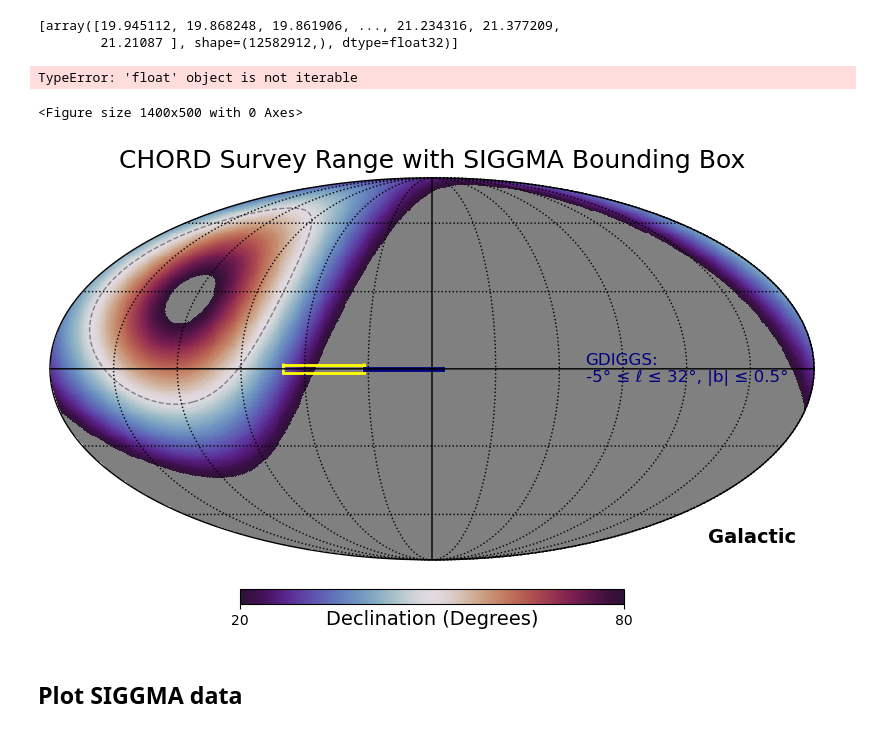
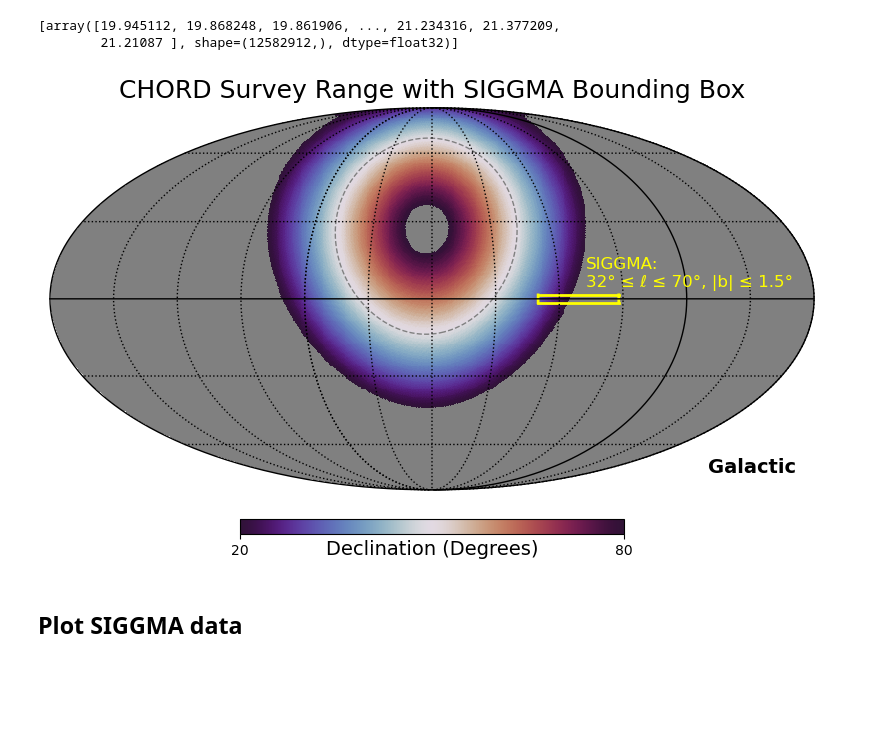
Before and after one commit to DuncanCSt/CHORD_Sensitivity, a Jupyter notebook: notebooks/SIGGMA/SIGGMA_analysis.ipynb, the cells around one changed output. Drawn from its saved outputs; the diff is of its cells as text; code cells hidden in the pictures; blank space fills up the shorter version.

```diff
--- a/notebooks/SIGGMA/SIGGMA_analysis.ipynb
+++ b/notebooks/SIGGMA/SIGGMA_analysis.ipynb
@@ -52,39 +47,7 @@ background_map
 # %% [output]
 [array([19.945112, 19.868248, 19.861906, ..., 21.234316, 21.377209,
         21.21087 ], shape=(12582912,), dtype=float32)]
-# %%
-# Ensure we pass full HEALPix maps (not a single float pixel)
-bg = np.asarray(background_map)
-bg_chord = np.asarray(background_map_chord)
-
-if bg.ndim > 1:
-    bg = bg[0]
-if bg_chord.ndim > 1:
-    bg_chord = bg_chord[0]
-
-fig = plt.figure(figsize=(14, 5))
-
-hp.mollview(
-    bg, coord="G", title="Background Map (All Sky)", unit="K",
-    fig=fig.number, alpha=0.5
-)
-hp.graticule()
-
-hp.mollview(
-    bg_chord, coord="G", title="Background Map (CHORD Range)", unit="K",
-    fig=fig.number, alpha=0.5
-)
-hp.graticule()
-
-plt.show()
-# %% [output]
-TypeError: 'float' object is not iterable
-<Figure size 1400x500 with 0 Axes>
 # %%
-sky_map = SkyMap('CHORD')
-
-background_map = GlobalSkyModel16(freqs=[1.4e9], nside=128)
-
 # --- Build a HEALPix map of CHORD's survey range ---
 # For each candidate pointing declination, the instantaneous beam traces a
 # constant-colatitude arc on the sky. We rasterise every arc and keep, per
@@ -104,43 +67,43 @@ dec_center = np.deg2rad(90 - dec)
 # --- Survey bounding boxes in Galactic coordinates (l_min, l_max, b_min, b_max) ---
 boxes = {
     'SIGGMA': dict(bounds=(32, 70, -1.5, 1.5), color='yellow'),
-    'GDIGGS': dict(bounds=(-5, 32, -0.5, 0.5), color='navy'),
+    #'GDIGGS': dict(bounds=(-5, 32, -0.5, 0.5), color='navy'),
 }
 
 def draw_galactic_box(l_min, l_max, b_min, b_max, color, lw=2):
     """Draw a rectangle in Galactic coords (healpy uses theta = 90 - b)."""
     l = np.deg2rad([l_min, l_max])
     t = np.deg2rad([90 - b_min, 90 - b_max])
     edges = [
         (np.full(100, t[0]), np.linspace(*l, 100)),   # bottom (b_min)
         (np.full(100, t[1]), np.linspace(*l, 100)),   # top    (b_max)
         (np.linspace(*t, 100), np.full(100, l[0])),   # left   (l_min)
         (np.linspace(*t, 100), np.full(100, l[1])),   # right  (l_max)
     ]
     for theta, phi_ in edges:
         hp.projplot(theta, phi_, lonlat=False, coord='G', color=color, lw=lw)
 
 # --- Plot in Galactic coordinates ---
 fig = plt.figure(figsize=(8, 6))
 plt.rcParams["axes.titlesize"] = 18
 hp.mollview(
     hp_map, fig=fig, title='CHORD Survey Range with SIGGMA Bounding Box',
     cmap='twilight_shifted', unit='Declination (Degrees)',
-    coord=['C', 'G'], rot=(0, 0))
+    coord=['C', 'G'], rot=(120, 0))
 hp.projplot(np.full_like(phi, dec_center), phi, lw=1, color='grey',
             linestyle='dashed', coord='C')
 
 for box in boxes.values():
     draw_galactic_box(*box['bounds'], color=box['color'])
 
 hp.graticule()
 plt.gca().text(
-    0.7, 0.50, "GDIGGS:\n-5° ≤ ℓ ≤ 32°, |b| ≤ 0.5°", color="navy",
+    0.7, 0.565, "SIGGMA:\n32° ≤ ℓ ≤ 70°, |b| ≤ 1.5°", color="yellow",
     fontsize=12, transform=plt.gca().transAxes, verticalalignment="center")
 plt.savefig('../../thesis/plots/siggma/siggma_range_map.png', dpi=100)
 plt.show()
 # %% [output]
-[figure, old version]
+[figure, new version]
 # %% [markdown]
 ## Plot SIGGMA data
 # %%
```
Also changed, not shown: parts of 22 cells of this notebook, 24 other files.
